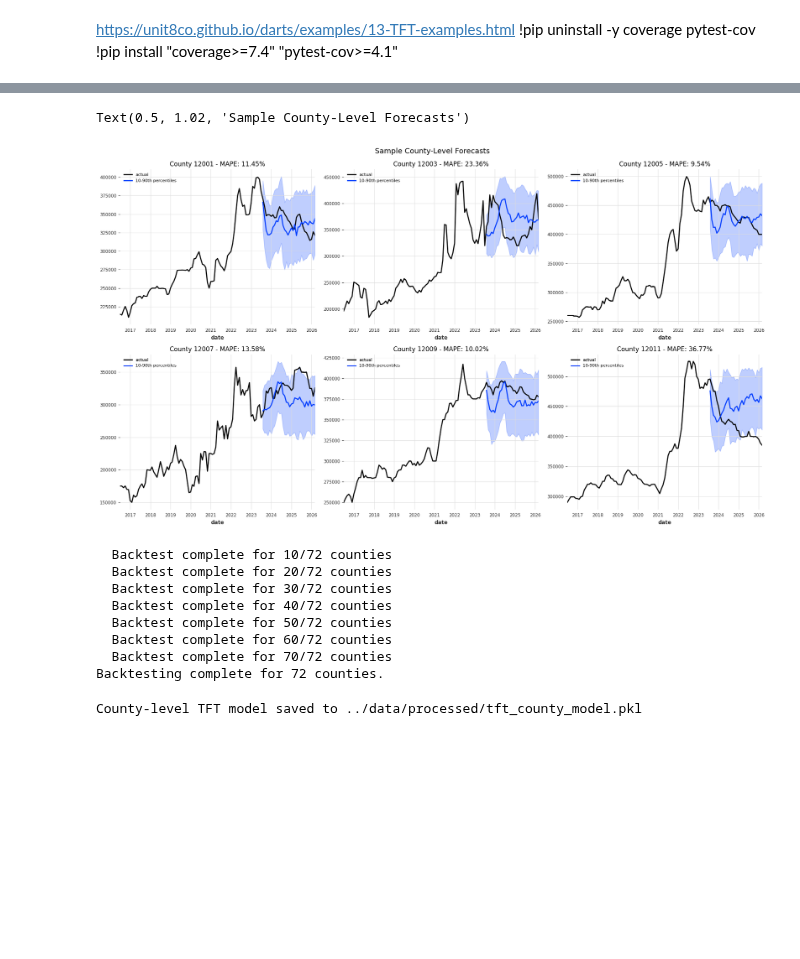
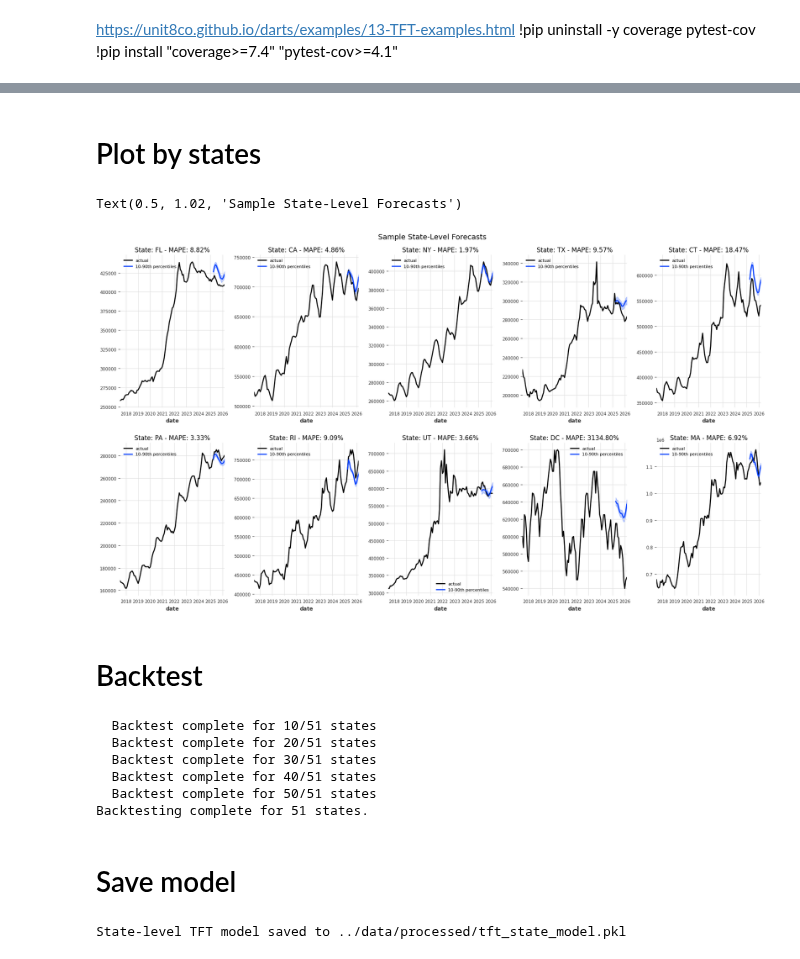
Before and after one commit to walde363/covid-housing-forecast, a Jupyter notebook: notebooks/TFT.ipynb, the cells around one changed output, grey strips where cells are left out. Cells and saved outputs as stored; diff of their text form; code cells hidden in the pictures; blank space fills up the shorter version.

Commit message:
Updating TFT model. Cleaned the notebook.

```diff
--- a/notebooks/TFT.ipynb
+++ b/notebooks/TFT.ipynb
@@ -46,6 +46,7 @@ lowest_q, low_q, high_q, highest_q = 0.01, 0.1, 0.9, 0.99
 label_q_outer = f"{int(lowest_q * 100)}-{int(highest_q * 100)}th percentiles"
 label_q_inner = f"{int(low_q * 100)}-{int(high_q * 100)}th percentiles"
 # %%
+#Feature selection and cleaning
 df = pd.read_csv("../data/processed/processed_data_pre_model.csv")
 
 # Cleaning columns
@@ -107,4 +108,4 @@ df = df.dropna(subset=['median_listing_price_x'])
 
 # Ensure date is datetime and sort
 df['date'] = pd.to_datetime(df['date'])
-df = df.sort_values(['county_fips', 'date'])
+df = df.sort_values(['state', 'date'])
@@ -336,31 +465,40 @@ plt.legend()
+# %% [markdown]
+# Plot by states
 # %%
-# Plot a few individual county forecasts for inspection
-sample_fips = list(county_results.keys())[:6]  # first 6 counties
+# Plot selected state forecasts for inspection
+sample_states = ['fl', 'ca', 'ny', 'tx', 'ct', 'pa', 'ri', 'ut', 'dc', 'ma']  # edit this list to select states
+sample_states = [s for s in sample_states if s in state_results]  # filter to available states
 
-fig, axes = plt.subplots(2, 3, figsize=(18, 10))
+fig, axes = plt.subplots(2, 5, figsize=(18, 10))
 axes = axes.flatten()
 
-for ax, fips in zip(axes, sample_fips):
-    data = county_results[fips]
+for ax, state_name in zip(axes, sample_states):
+    data = state_results[state_name]
     scaler = data['scaler_target']
-    pred_inv = scaler.inverse_transform(county_preds[fips])
+    pred_inv = scaler.inverse_transform(state_preds[state_name])
     actual_inv = scaler.inverse_transform(data['series_transformed'])
 
     plt.sca(ax)
     actual_inv[: pred_inv.end_time()].plot(label="actual")
     pred_inv.plot(low_quantile=low_q, high_quantile=high_q, label=label_q_inner)
-    ax.set_title(f"County {fips} - MAPE: {county_mapes[fips]:.2f}%")
+    ax.set_title(f"State: {state_name.upper()} - MAPE: {state_mapes[state_name]:.2f}%")
     ax.legend(fontsize=8)
 
+# Hide unused axes if fewer than 6 states selected
+for ax in axes[len(sample_states):]:
+    ax.set_visible(False)
+
 plt.tight_layout()
-plt.suptitle("Sample County-Level Forecasts", y=1.02, fontsize=14)
+plt.suptitle("Sample State-Level Forecasts", y=1.02, fontsize=14)
 # %% [output]
-Text(0.5, 1.02, 'Sample County-Level Forecasts')
+Text(0.5, 1.02, 'Sample State-Level Forecasts')
-[figure, old version]
+[figure, new version]
+# %% [markdown]
+# Backtest
 # %%
-# Backtest: historical forecasts across all counties
-county_backtests = {}
-for i, (fips, data) in enumerate(county_results.items()):
+# Backtest: historical forecasts across all states
+state_backtests = {}
+for i, (state_name, data) in enumerate(state_results.items()):
     bt = my_model.historical_forecasts(
         data['series_transformed'],
         future_covariates=data['future_cov_transformed'],
@@ -373,33 +511,33 @@ for i, (fips, data) in enumerate(county_results.items()):
         retrain=False,
         verbose=False,
     )
-    county_backtests[fips] = bt
+    state_backtests[state_name] = bt
     if (i + 1) % 10 == 0:
-        print(f"  Backtest complete for {i + 1}/{len(county_results)} counties")
+        print(f"  Backtest complete for {i + 1}/{len(state_results)} states")
 
-print(f"Backtesting complete for {len(county_backtests)} counties.")
+print(f"Backtesting complete for {len(state_backtests)} states.")
 # %% [output]
-  Backtest complete for 10/72 counties
-  Backtest complete for 20/72 counties
-  Backtest complete for 30/72 counties
-  Backtest complete for 40/72 counties
-  Backtest complete for 50/72 counties
-  Backtest complete for 60/72 counties
-  Backtest complete for 70/72 counties
-Backtesting complete for 72 counties.
+  Backtest complete for 10/51 states
+  Backtest complete for 20/51 states
+  Backtest complete for 30/51 states
+  Backtest complete for 40/51 states
+  Backtest complete for 50/51 states
+Backtesting complete for 51 states.
+# %% [markdown]
+# Save model
 # %%
-# Save the county-level model and results
+# Save the state-level model and results
 import pickle
 
 save_data = {
     'model': my_model,
-    'county_results': county_results,
-    'county_mapes': county_mapes,
+    'state_results': state_results,
+    'state_mapes': state_mapes,
 }
 
-with open('../data/processed/tft_county_model.pkl', 'wb') as f:
+with open('../data/processed/tft_state_model.pkl', 'wb') as f:
     pickle.dump(save_data, f)
 
-print('County-level TFT model saved to ../data/processed/tft_county_model.pkl')
+print('State-level TFT model saved to ../data/processed/tft_state_model.pkl')
 # %% [output]
-County-level TFT model saved to ../data/processed/tft_county_model.pkl
+State-level TFT model saved to ../data/processed/tft_state_model.pkl
```
Also changed, not shown: parts of 6 cells of this notebook, 3 other files.
